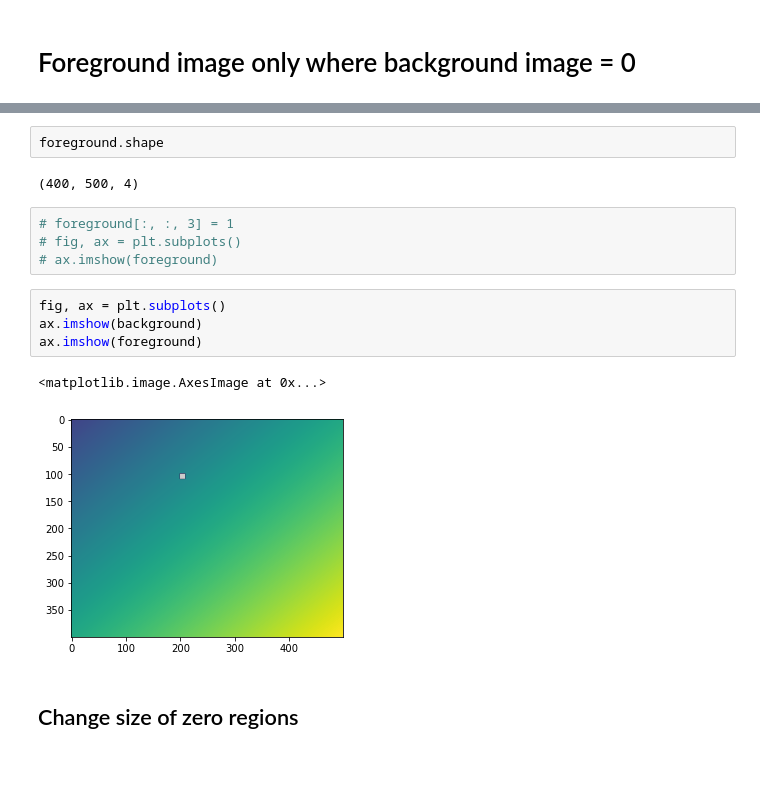
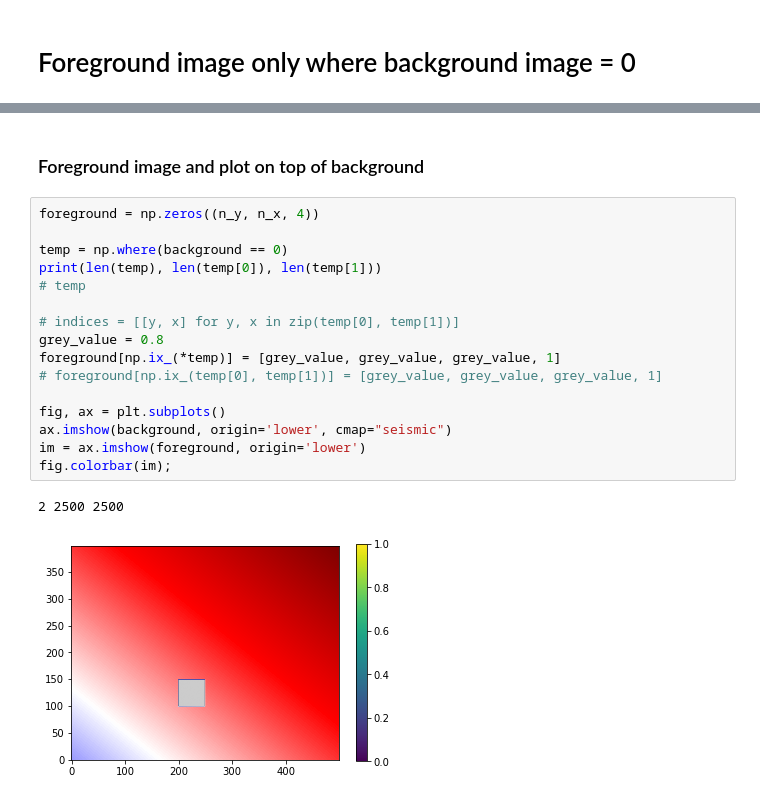
Before and after one commit to gregnordin/notes_to_self, a Jupyter notebook: python/matplotlib/images_with_transparency.ipynb, the cells around one changed output, grey strips where cells are left out. Cells and saved outputs as stored; diff of their text form; blank space fills up the shorter version.

```diff
--- a/python/matplotlib/images_with_transparency.ipynb
+++ b/python/matplotlib/images_with_transparency.ipynb
@@ -234,17 +76,21 @@ array([[[0. , 0. , 0. , 0. ],
-# %%
-foreground.shape
-# %% [output]
-(400, 500, 4)
-# %%
-# foreground[:, :, 3] = 1
-# fig, ax = plt.subplots()
-# ax.imshow(foreground)
-# %%
-fig, ax = plt.subplots()
-ax.imshow(background)
-ax.imshow(foreground)
-# %% [output]
-<matplotlib.image.AxesImage at 0x...>
-[figure, removed]
-# %% [markdown]
-## Change size of zero regions
+# %% [markdown]
+### Foreground image and plot on top of background
+# %%
+foreground = np.zeros((n_y, n_x, 4))
+
+temp = np.where(background == 0)
+print(len(temp), len(temp[0]), len(temp[1]))
+# temp
+
+# indices = [[y, x] for y, x in zip(temp[0], temp[1])]
+grey_value = 0.8
+foreground[np.ix_(*temp)] = [grey_value, grey_value, grey_value, 1]
+# foreground[np.ix_(temp[0], temp[1])] = [grey_value, grey_value, grey_value, 1]
+
+fig, ax = plt.subplots()
+ax.imshow(background, origin='lower', cmap="seismic")
+im = ax.imshow(foreground, origin='lower')
+fig.colorbar(im);
+# %% [output]
+2 2500 2500
+[figure, added]
```
Also changed, not shown: parts of 27 cells of this notebook.
